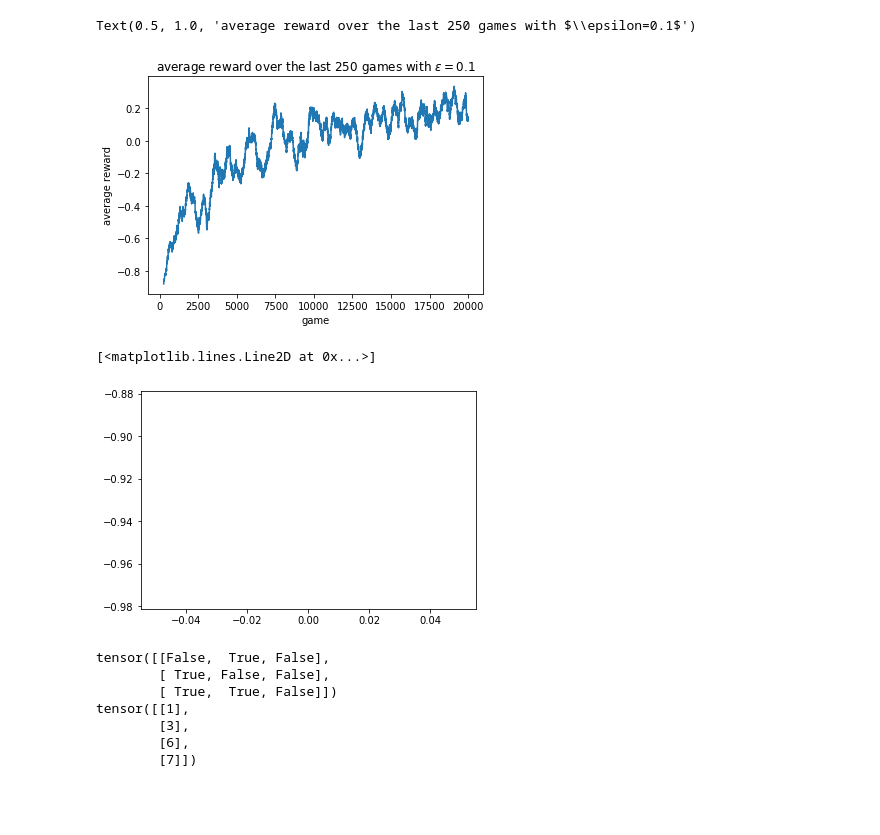
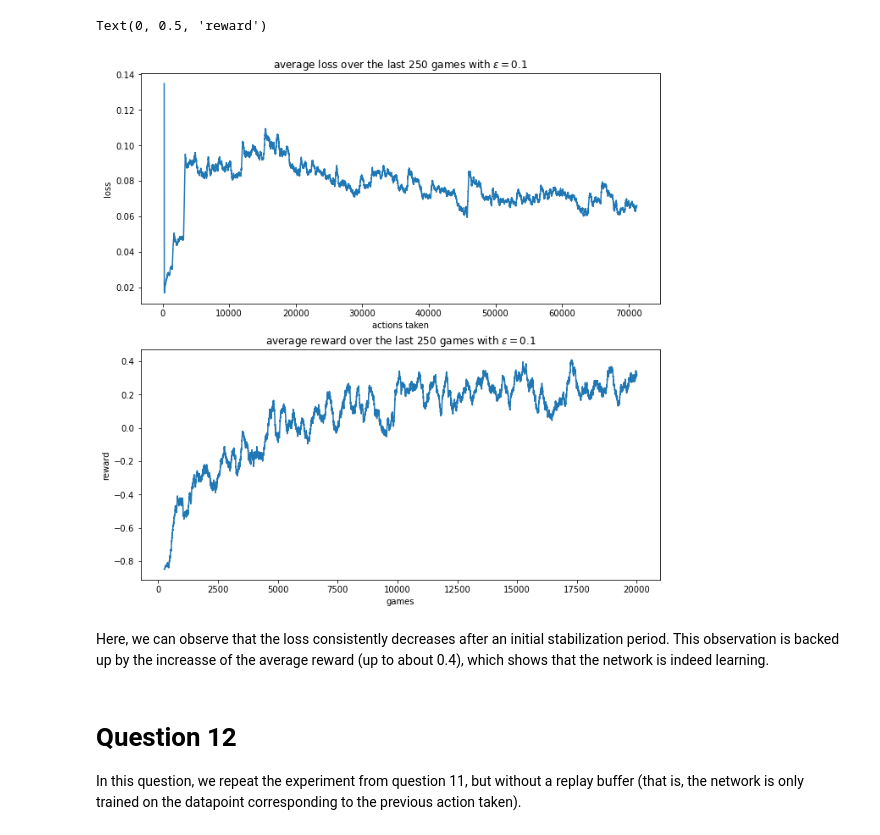
Before and after one commit to Noam-Ghenassia/ANN_miniproject, a Jupyter notebook: results.ipynb, the cells around one changed output. Drawn from its saved outputs; the diff is of its cells as text; code cells hidden in the pictures; blank space fills up the shorter version.

Commit message:
results up to question 14, and started implementing the self_learner class

```diff
--- a/results.ipynb
+++ b/results.ipynb
@@ -36,4 +41,4 @@ env = TictactoeEnv()
 # %%
-learner = DQ_learner(target_network_update=500)
+learner = DQ_learner(target_network_update=500, eps_min=0.1, eps_max=0.1)
 env.reset()
 losses, rewards = learner.train(number_games=20000, opponent_epsilon=.5, env=env)
@@ -49,39 +45,27 @@ plt.plot(x[100:], losses_numpy[100:])
-# %%
-window_size = 250
-
-plt.figure(0)
-plt.plot(np.arange(20000-window_size+1)+window_size, np.convolve(rewards, np.ones(window_size), 'valid') / window_size)
-plt.xlabel('game')
-plt.ylabel('average reward')
-plt.title(r'average reward over the last 250 games with $\epsilon=0.1$')
-# %% [output]
-Text(0.5, 1.0, 'average reward over the last 250 games with $\\epsilon=0.1$')
-[figure, removed]
-# %%
-rewards_numpy = np.array(rewards)
-avg_rewards = np.empty((int(rewards_numpy.shape[0]/100),))
-for i in range(0, int(rewards_numpy.shape[0]/100)):
-    avg_rewards[i] = 0.01*rewards_numpy[100*i:100*(i+1)-1].sum()
-games = np.linspace(0, avg_rewards.shape[0], avg_rewards.shape[0])
-plt.plot(games, avg_rewards)
-# %% [output]
-[<matplotlib.lines.Line2D at 0x...>]
-[figure, removed]
-# %%
-grid = np.array([[1., 0., -1.], [0., 1., -1.], [0., 0., 1.]])
-#a = np.stack([(grid - np.ones_like(grid)==0)*1, (grid + np.ones_like(grid)==0)*1]).flatten()
-
-#(torch.tensor(a)==0).nonzero().tolist()
-#(torch.tensor(a)==0).nonzero().tolist()
-
-#print((torch.tensor(grid)==0).nonzero().tolist())
-print((torch.tensor(grid)==0))
-print((torch.tensor(grid.flatten())==0).nonzero())
-# %% [output]
-tensor([[False,  True, False],
-        [ True, False, False],
-        [ True,  True, False]])
-tensor([[1],
-        [3],
-        [6],
-        [7]])
+# %%
+fig, (ax1, ax2) = plt.subplots(2, figsize=(11, 11))
+window_size = 250
+
+losses_numpy = torch.stack([l for l in losses if l is not None]).cpu().detach().numpy()
+n_losses = len(losses)
+x = np.linspace(0, losses_numpy.shape[0], losses_numpy.shape[0])
+ax1.plot((np.arange(n_losses-window_size+1)+window_size)[:70991], np.convolve(losses_numpy, np.ones(window_size), 'valid') / window_size)
+
+n_games = len(rewards)
+ax2.plot(np.arange(n_games-window_size+1)+window_size, np.convolve(rewards, np.ones(window_size), 'valid') / window_size)
+
+ax1.set_title(r'average loss over the last 250 games with $\epsilon=0.1$')
+ax1.set_xlabel('actions taken')
+ax1.set_ylabel('loss')
+ax2.set_title(r'average reward over the last 250 games with $\epsilon=0.1$')
+ax2.set_xlabel('games')
+ax2.set_ylabel('reward')
+# %% [output]
+Text(0, 0.5, 'reward')
+[figure, added]
+# %% [markdown]
+Here, we can observe that the loss consistently decreases after an initial stabilization period. This observation is backed up by the increasse of the average reward (up to about 0.4), which shows that the network is indeed learning.
+# %% [markdown]
+# Question 12
+
+In this question, we repeat the experiment from question 11, but without a replay buffer (that is, the network is only trained on the datapoint corresponding to the previous action taken).
```
Also changed, not shown: parts of 24 cells of this notebook, 1 other file.
